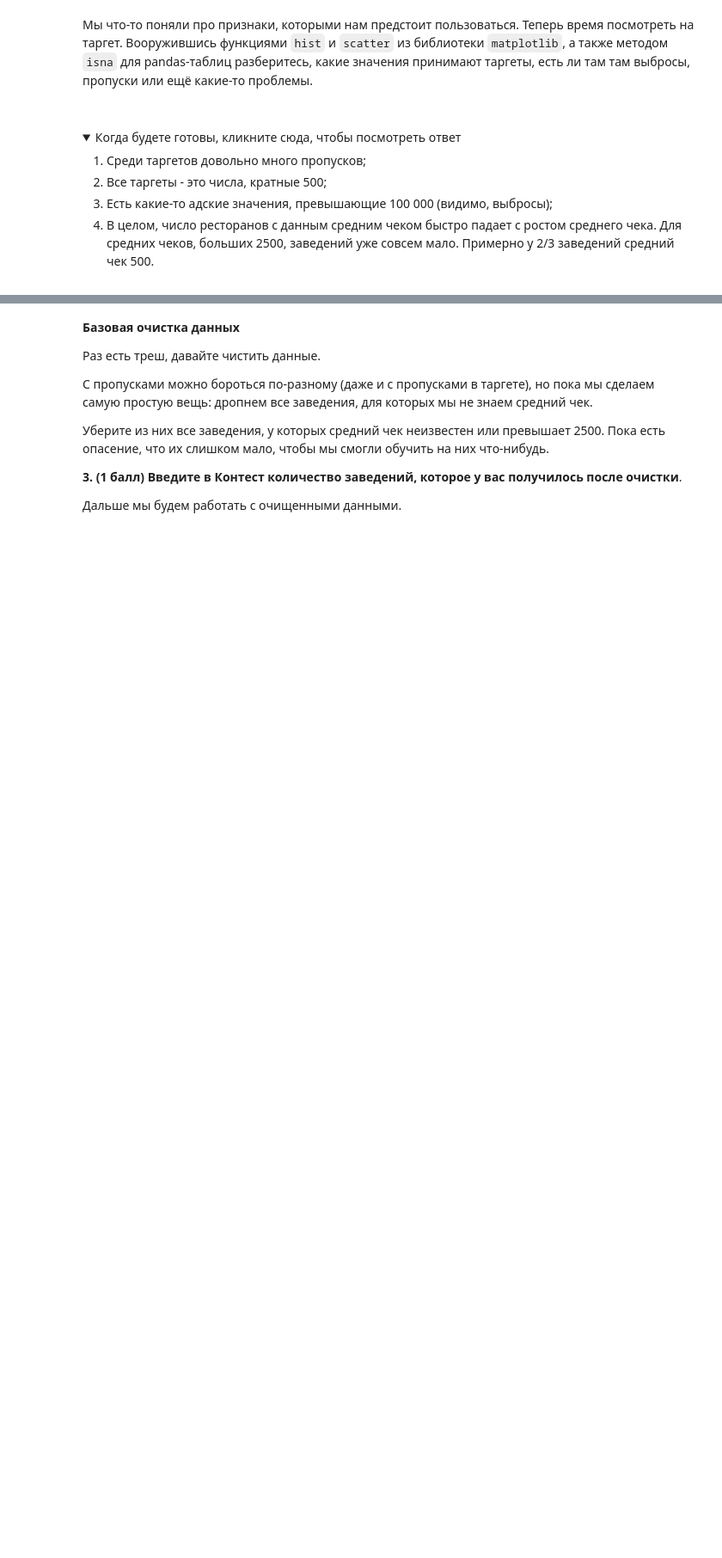
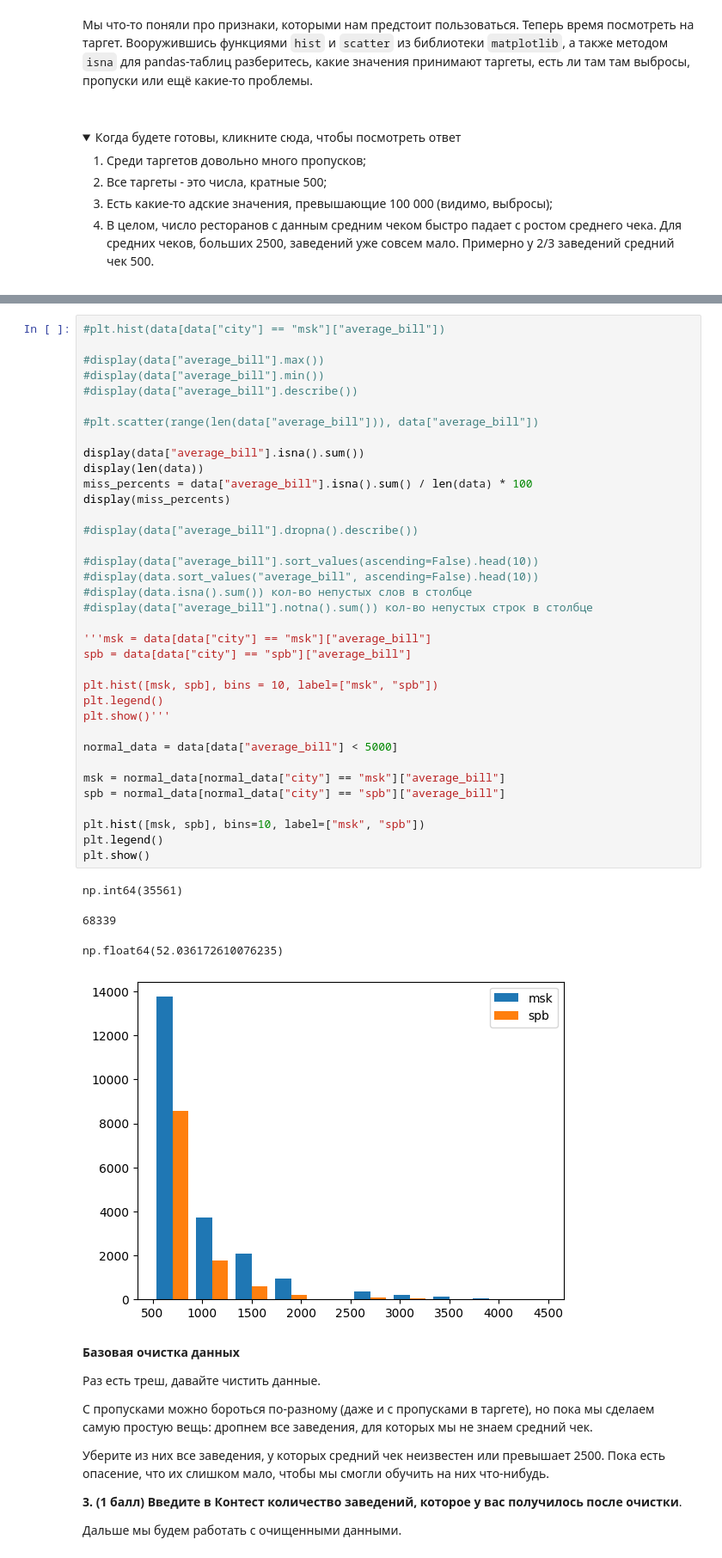
Before and after one commit to SemenFedorov/ml-handbook-yandex, a Jupyter notebook: src/conditions/Урок_3/autohw_intro.ipynb, the cells around one changed output, grey strips where cells are left out. Shown at 86% size. Saved outputs shown, nothing was run; the diff lists cells and outputs as text; folded sections open; blank space fills up the shorter version.

Commit message:
обработал данные из таблицы data. Построил разброс значений, гистограмму распредления значения по городам, поработал с функциями hist(); scatter(); isna()

```diff
--- a/src/conditions/Урок_3/autohw_intro.ipynb
+++ b/src/conditions/Урок_3/autohw_intro.ipynb
@@ -227,3 +224,44 @@ features_dict
+# %%
+#plt.hist(data[data["city"] == "msk"]["average_bill"])
+
+#display(data["average_bill"].max())
+#display(data["average_bill"].min())
+#display(data["average_bill"].describe())
+
+#plt.scatter(range(len(data["average_bill"])), data["average_bill"])
+
+display(data["average_bill"].isna().sum())
+display(len(data))
+miss_percents = data["average_bill"].isna().sum() / len(data) * 100
+display(miss_percents)
+
+#display(data["average_bill"].dropna().describe())
+
+#display(data["average_bill"].sort_values(ascending=False).head(10))
+#display(data.sort_values("average_bill", ascending=False).head(10))
+#display(data.isna().sum()) кол-во непустых слов в столбце
+#display(data["average_bill"].notna().sum()) кол-во непустых строк в столбце
+
+'''msk = data[data["city"] == "msk"]["average_bill"]
+spb = data[data["city"] == "spb"]["average_bill"]
+
+plt.hist([msk, spb], bins = 10, label=["msk", "spb"])
+plt.legend()
+plt.show()'''
+
+normal_data = data[data["average_bill"] < 5000]
+
+msk = normal_data[normal_data["city"] == "msk"]["average_bill"]
+spb = normal_data[normal_data["city"] == "spb"]["average_bill"]
+
+plt.hist([msk, spb], bins=10, label=["msk", "spb"])
+plt.legend()
+plt.show()
+# %% [output]
+np.int64(35561)
+68339
+np.float64(52.036172610076235)
+[figure, added]
 # %% [markdown]
 **Базовая очистка данных**
 
```
Also changed, not shown: parts of 2 cells of this notebook.
